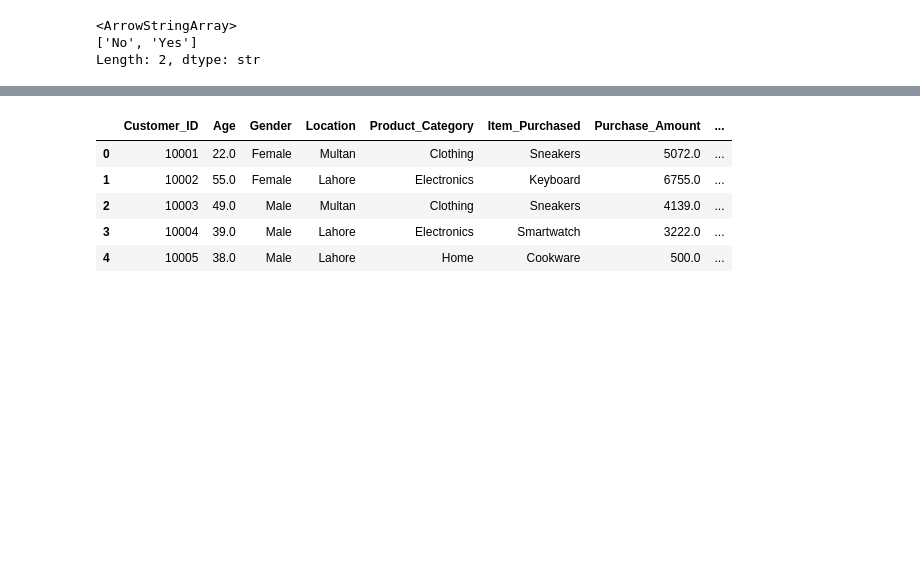
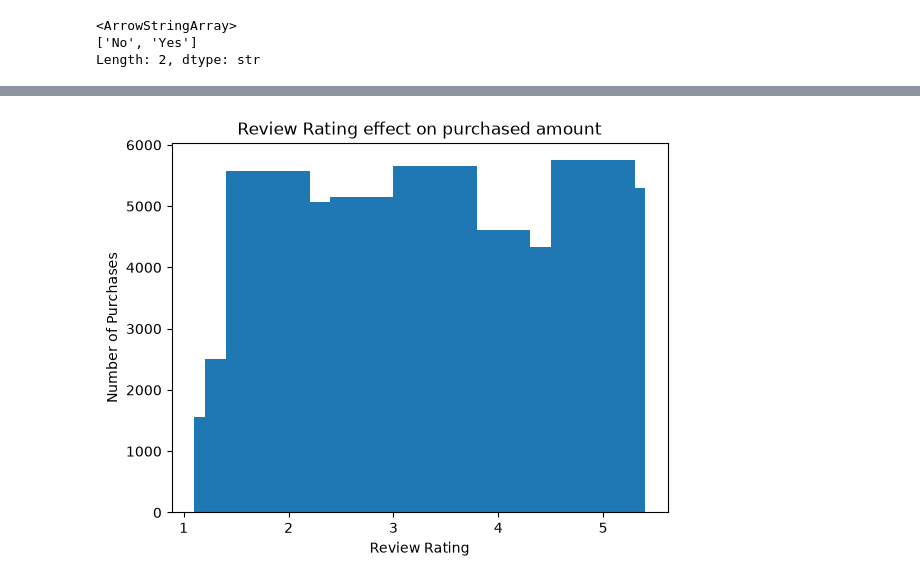
Before and after one commit to muhammadaqil-0504/Customer-shopping-behaviour-analysis, a Jupyter notebook: Customer shopping analysis.ipynb, the cells around one changed output, grey strips where cells are left out. Saved outputs shown, nothing was run; the diff lists cells and outputs as text; code cells hidden in the pictures; blank space fills up the shorter version.

Commit message:
Analyze locatopn and review rating effect on purchased amount

```diff
--- a/Customer shopping analysis.ipynb
+++ b/Customer shopping analysis.ipynb
@@ -180,9 +172,24 @@ Name: count, dtype: int64
 # %%
-dataset.head()
+#Location Analysis
+location_purchase = dataset.groupby(
+    "Location"
+)["Purchase_Amount"].mean()
+plt.bar(location_purchase.index, location_purchase.values)
+plt.xlabel("Location")
+plt.ylabel("Number of Purchases")
+plt.title("Location effect on purchased amount")
+plt.savefig("location effect")
+plt.show()
-# %% [output]
-|  | Customer_ID | Age | Gender | Location | Product_Category | Item_Purchased | Purchase_Amount | ... |
-| 0 | 10001 | 22.0 | Female | Multan | Clothing | Sneakers | 5072.0 | ... |
-| 1 | 10002 | 55.0 | Female | Lahore | Electronics | Keyboard | 6755.0 | ... |
-| 2 | 10003 | 49.0 | Male | Multan | Clothing | Sneakers | 4139.0 | ... |
-| 3 | 10004 | 39.0 | Male | Lahore | Electronics | Smartwatch | 3222.0 | ... |
-| 4 | 10005 | 38.0 | Male | Lahore | Home | Cookware | 500.0 | ... |
+# %%
+#Review Rating vs Purchase Amount
+rating_purchase = dataset.groupby(
+    "Review_Rating"
+)["Purchase_Amount"].mean()
+plt.bar(rating_purchase.index, rating_purchase.values)
+plt.xlabel("Review Rating")
+plt.ylabel("Number of Purchases")
+plt.title("Review Rating effect on purchased amount")
+plt.savefig("Review rating effect")
+plt.show()
+# %% [output]
+[figure, added]
```
Also changed, not shown: parts of 2 cells of this notebook, 2 other files.
